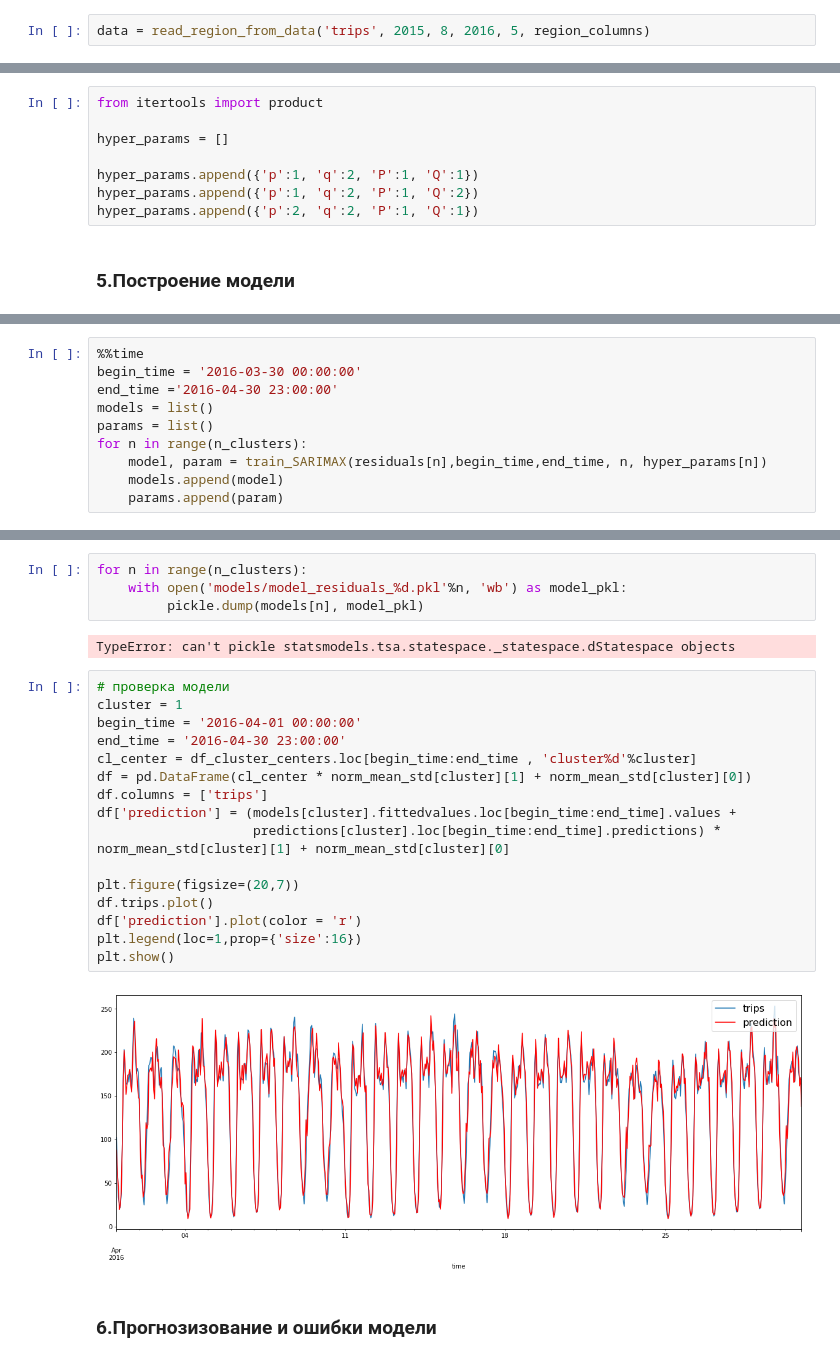
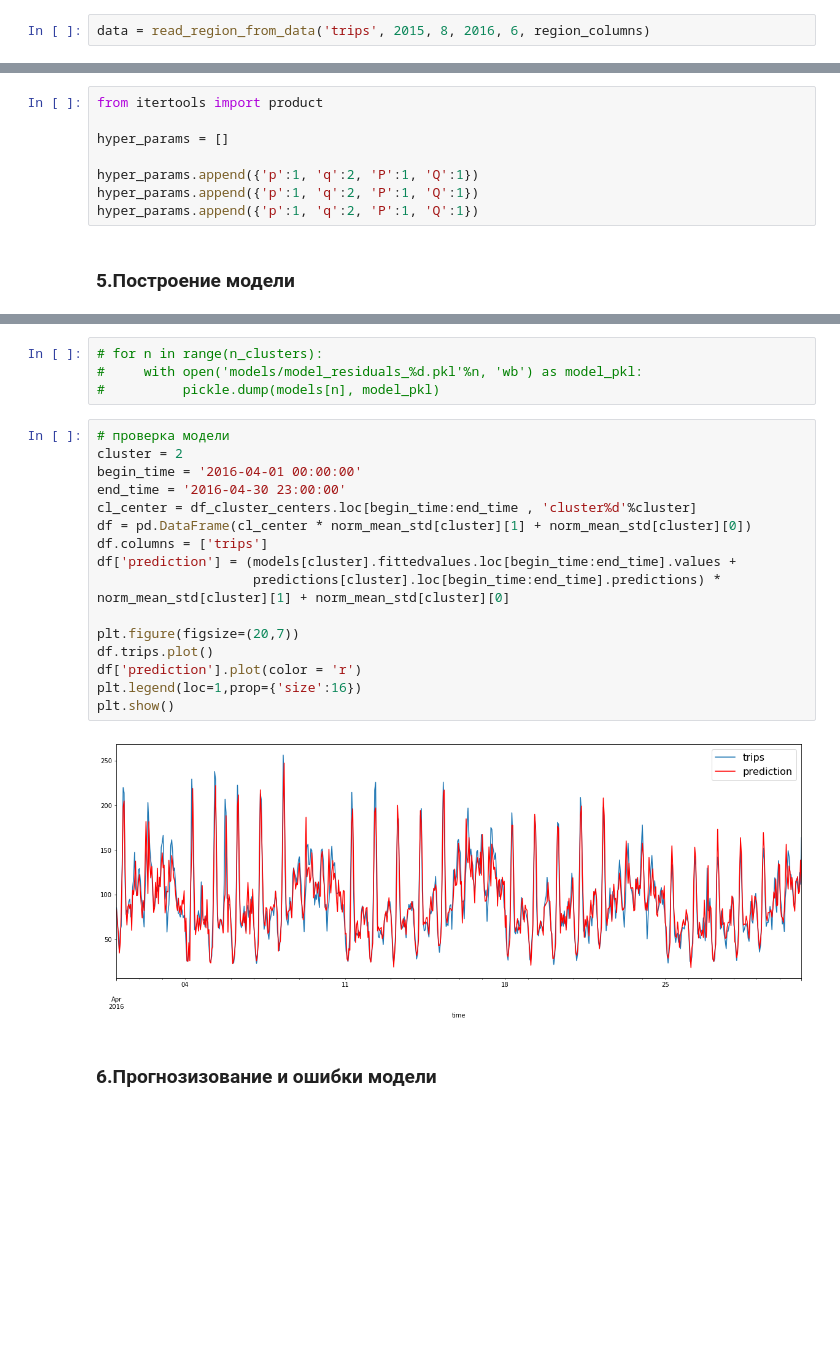
Before and after one commit to GavrilinEugene/Yellow_Taxi_NY, a Jupyter notebook: prediction_for_all_regions.ipynb, the cells around one changed output, grey strips where cells are left out. Saved outputs shown, nothing was run; the diff lists cells and outputs as text; blank space fills up the shorter version.

Commit message:
the task of the 4 week: sarimax model by clustering all regions plus prediction by 6 next hours

```diff
--- a/prediction_for_all_regions.ipynb
+++ b/prediction_for_all_regions.ipynb
@@ -76,4 +78,4 @@ df = pd.read_csv(dataFolder+ '/' + filename, index_col = 0)
 df.index = pd.to_datetime(df.index)
 region_columns = chose_refions_with_rides(df)
 # %%
-data = read_region_from_data('trips', 2015, 8, 2016, 5, region_columns)
+data = read_region_from_data('trips', 2015, 8, 2016, 6, region_columns)
@@ -400,8 +384,8 @@ from itertools import product
 hyper_params = []
 
 hyper_params.append({'p':1, 'q':2, 'P':1, 'Q':1})
-hyper_params.append({'p':1, 'q':2, 'P':1, 'Q':2})
-hyper_params.append({'p':2, 'q':2, 'P':1, 'Q':1})
+hyper_params.append({'p':1, 'q':2, 'P':1, 'Q':1})
+hyper_params.append({'p':1, 'q':2, 'P':1, 'Q':1})
 # %% [markdown]
 ### 5.Построение модели
 # %%
@@ -451,10 +455,0 @@ def train_SARIMAX(data, begin_time, end_time, cluster, parameters):
-# %%
-%%time
-begin_time = '2016-03-30 00:00:00'
-end_time ='2016-04-30 23:00:00'
-models = list()
-params = list()
-for n in range(n_clusters):
-    model, param = train_SARIMAX(residuals[n],begin_time,end_time, n, hyper_params[n])
-    models.append(model)
-    params.append(param)
@@ -475,27 +456,25 @@ Wall time: 7min 21s
 # %%
-for n in range(n_clusters):
-    with open('models/model_residuals_%d.pkl'%n, 'wb') as model_pkl:
-         pickle.dump(models[n], model_pkl)
+# for n in range(n_clusters):
+#     with open('models/model_residuals_%d.pkl'%n, 'wb') as model_pkl:
+#          pickle.dump(models[n], model_pkl)
-# %% [output]
-TypeError: can't pickle statsmodels.tsa.statespace._statespace.dStatespace objects
 # %%
 # проверка модели
-cluster = 1
+cluster = 2
 begin_time = '2016-04-01 00:00:00'
 end_time = '2016-04-30 23:00:00'
 cl_center = df_cluster_centers.loc[begin_time:end_time , 'cluster%d'%cluster]
 df = pd.DataFrame(cl_center * norm_mean_std[cluster][1] + norm_mean_std[cluster][0])
 df.columns = ['trips']
 df['prediction'] = (models[cluster].fittedvalues.loc[begin_time:end_time].values +
                     predictions[cluster].loc[begin_time:end_time].predictions) * norm_mean_std[cluster][1] + norm_mean_std[cluster][0]
 
 plt.figure(figsize=(20,7))
 df.trips.plot()
 df['prediction'].plot(color = 'r')
 plt.legend(loc=1,prop={'size':16})
 plt.show()
 # %% [output]
-[figure, old version]
+[figure, new version]
 # %% [markdown]
 ### 6.Прогнозизование и ошибки модели
 # %%
```
Also changed, not shown: parts of 24 cells of this notebook.
